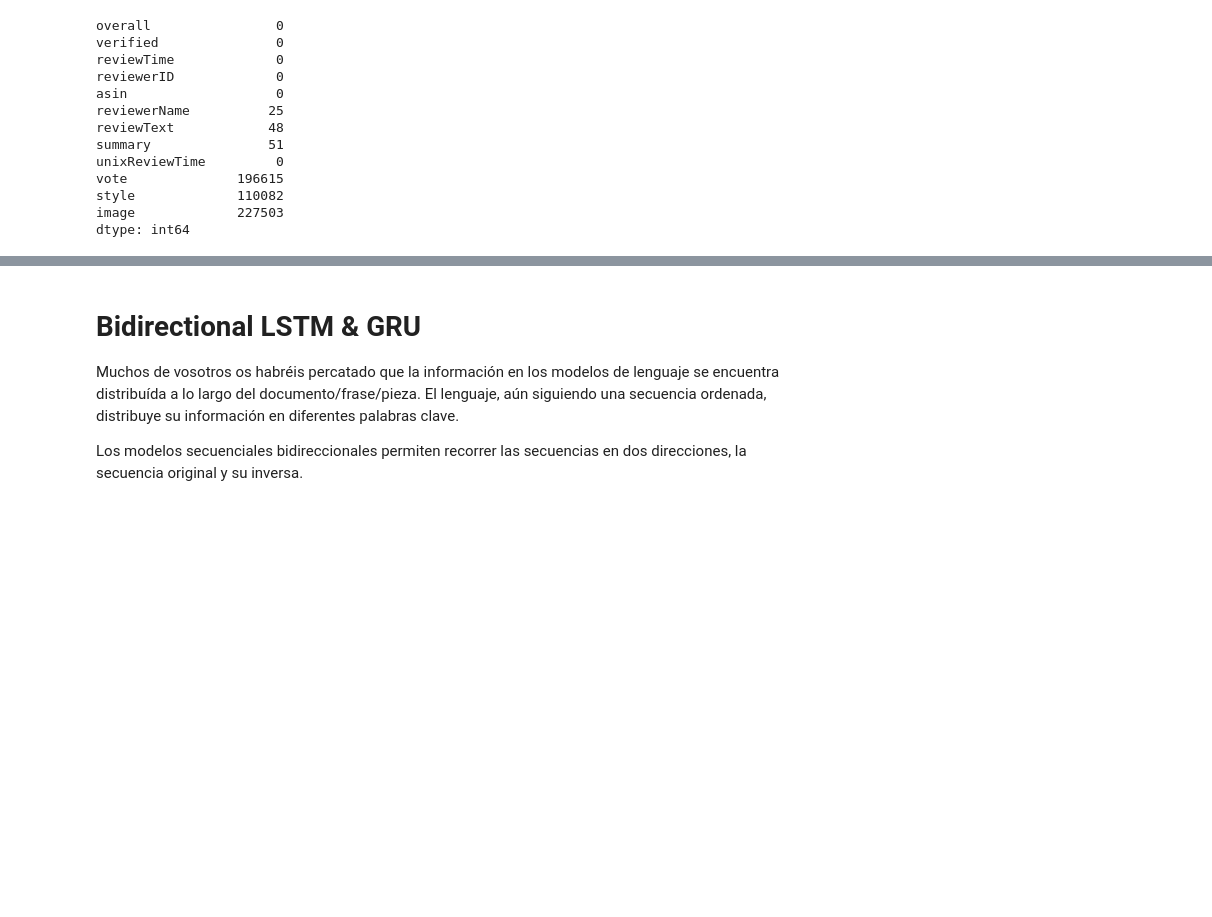
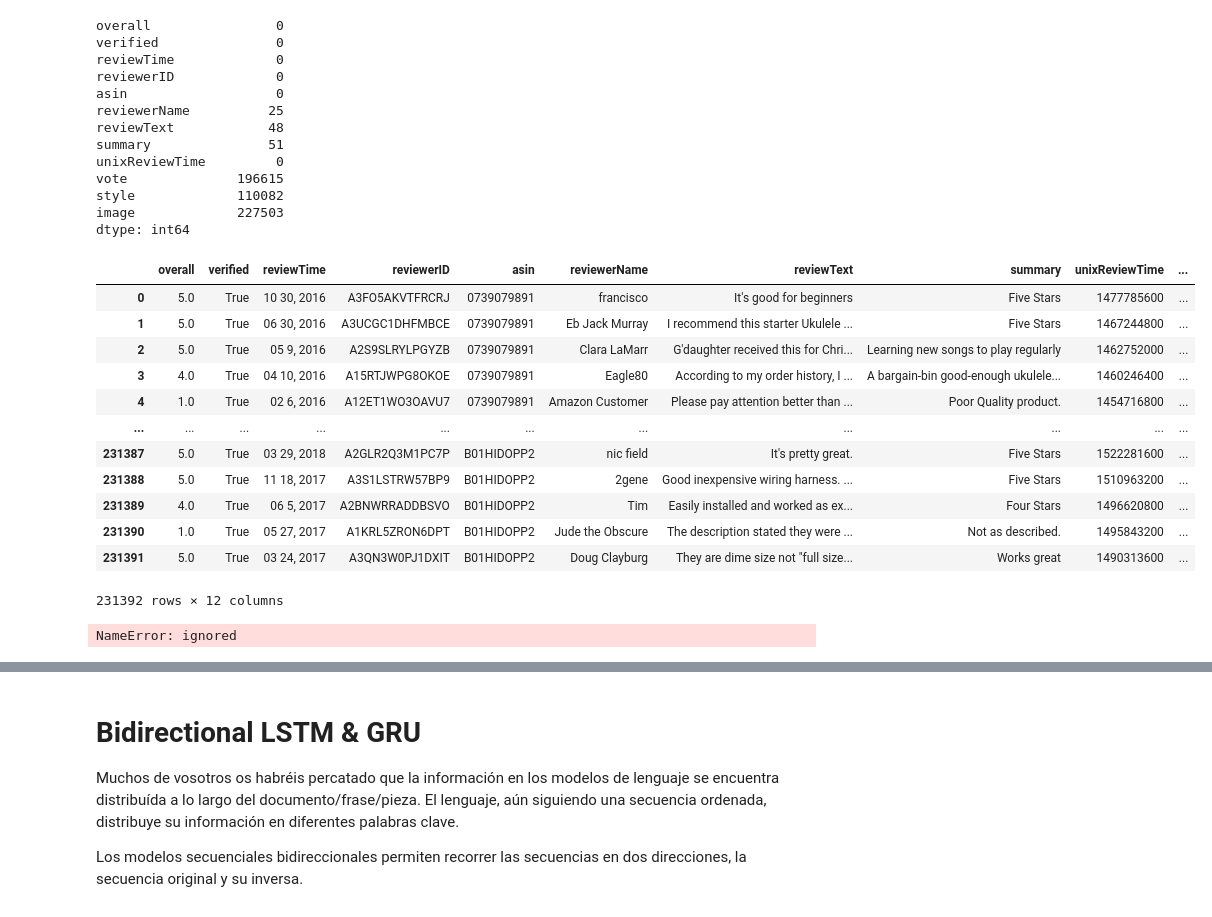
Before and after one commit to vicentcamison/idal_ia3, a Jupyter notebook: 5 Procesado del lenguaje natural/Sesion 4/2_modelos_secuenciales.ipynb, the cells around one changed output, grey strips where cells are left out. Saved outputs shown, nothing was run; the diff lists cells and outputs as text; code cells hidden in the pictures; blank space fills up the shorter version.

```diff
--- a/5 Procesado del lenguaje natural/Sesion 4/2_modelos_secuenciales.ipynb
+++ b/5 Procesado del lenguaje natural/Sesion 4/2_modelos_secuenciales.ipynb
@@ -255,3 +280,19 @@ vote              196615
 style             110082
 image             227503
 dtype: int64
+# %%
+df
+# %% [output]
+|  | overall | verified | reviewTime | reviewerID | asin | reviewerName | reviewText | summary | unixReviewTime | ... |
+| 0 | 5.0 | True | 10 30, 2016 | A3FO5AKVTFRCRJ | 0739079891 | francisco | It's good for beginners | Five Stars | 1477785600 | ... |
+| 1 | 5.0 | True | 06 30, 2016 | A3UCGC1DHFMBCE | 0739079891 | Eb Jack Murray | I recommend this starter Ukulele ... | Five Stars | 1467244800 | ... |
+| 2 | 5.0 | True | 05 9, 2016 | A2S9SLRYLPGYZB | 0739079891 | Clara LaMarr | G'daughter received this for Chri... | Learning new songs to play regularly | 1462752000 | ... |
+| 3 | 4.0 | True | 04 10, 2016 | A15RTJWPG8OKOE | 0739079891 | Eagle80 | According to my order history, I ... | A bargain-bin good-enough ukulele... | 1460246400 | ... |
+| 4 | 1.0 | True | 02 6, 2016 | A12ET1WO3OAVU7 | 0739079891 | Amazon Customer | Please pay attention better than ... | Poor Quality product. | 1454716800 | ... |
+| ... | ... | ... | ... | ... | ... | ... | ... | ... | ... | ... |
+| 231387 | 5.0 | True | 03 29, 2018 | A2GLR2Q3M1PC7P | B01HIDOPP2 | nic field | It's pretty great. | Five Stars | 1522281600 | ... |
+| 231388 | 5.0 | True | 11 18, 2017 | A3S1LSTRW57BP9 | B01HIDOPP2 | 2gene | Good inexpensive wiring harness. ... | Five Stars | 1510963200 | ... |
+| 231389 | 4.0 | True | 06 5, 2017 | A2BNWRRADDBSVO | B01HIDOPP2 | Tim | Easily installed and worked as ex... | Four Stars | 1496620800 | ... |
+| 231390 | 1.0 | True | 05 27, 2017 | A1KRL5ZRON6DPT | B01HIDOPP2 | Jude the Obscure | The description stated they were ... | Not as described. | 1495843200 | ... |
+| 231391 | 5.0 | True | 03 24, 2017 | A3QN3W0PJ1DXIT | B01HIDOPP2 | Doug Clayburg | They are dime size not "full size... | Works great | 1490313600 | ... |
+231392 rows × 12 columns
@@ -257,0 +304,4 @@ dtype: int64
+# %%
+len(padding_inputs)
+# %% [output]
+NameError: ignored
```
Also changed, not shown: parts of 23 cells of this notebook.
